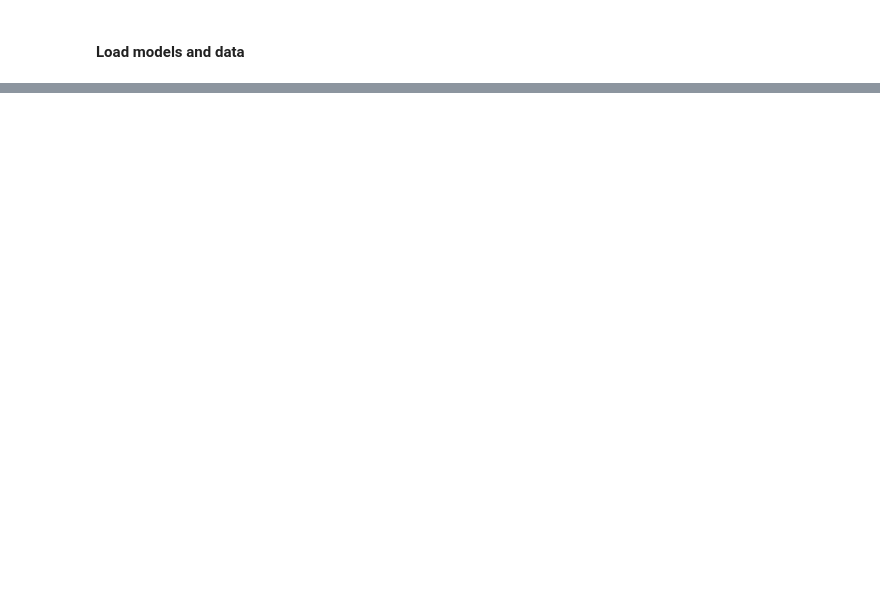
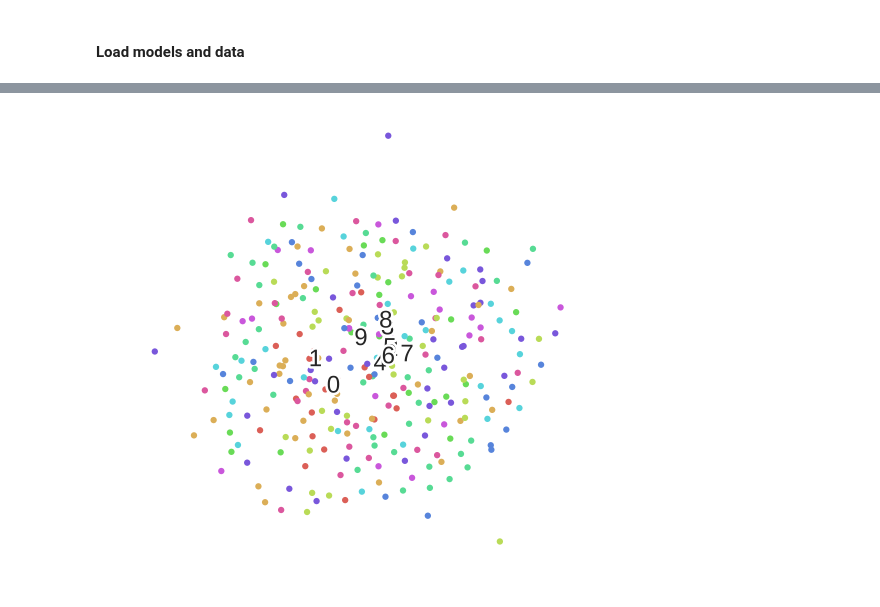
Before and after one commit to EderSantana/autocorrentropy, a Jupyter notebook: acf.ipynb, the cells around one changed output, grey strips where cells are left out. Drawn from its saved outputs; the diff is of its cells as text; code cells hidden in the pictures; blank space fills up the shorter version.

```diff
--- a/acf.ipynb
+++ b/acf.ipynb
@@ -109,0 +262,2 @@ _ = embedding2dplot(ebd, labels)
+# %%
+V = crosscorrentropy(x)
@@ -109,0 +271,6 @@ _ = embedding2dplot(ebd, labels)
+# %%
+tsne = TSNE(perplexity=40, metric='precomputed')
+ebd, tsne = embedding2d(V, method=tsne)
+_ = embedding2dplot(ebd, labels)
+# %% [output]
+[figure, added]
```
Also changed, not shown: parts of 27 cells of this notebook.
